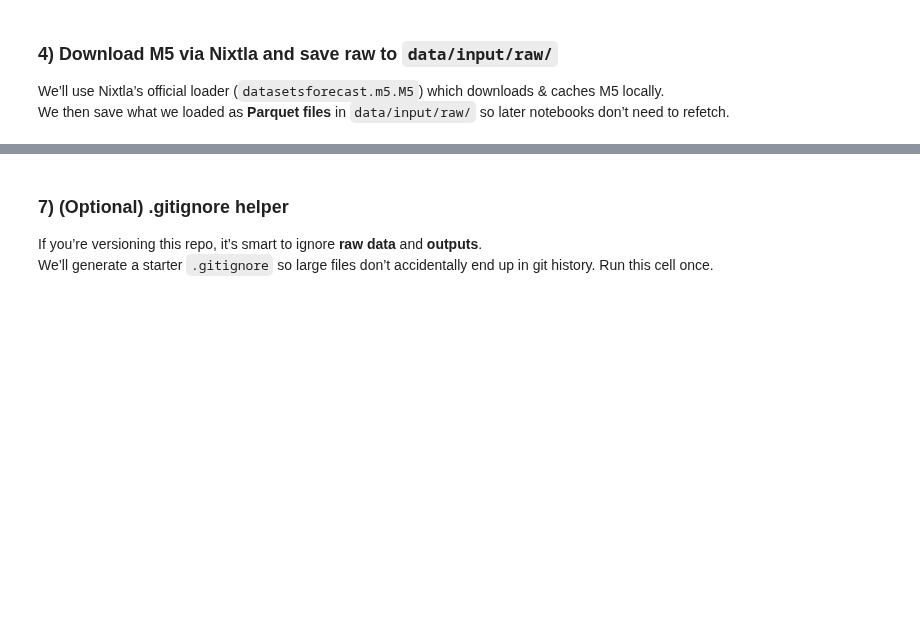
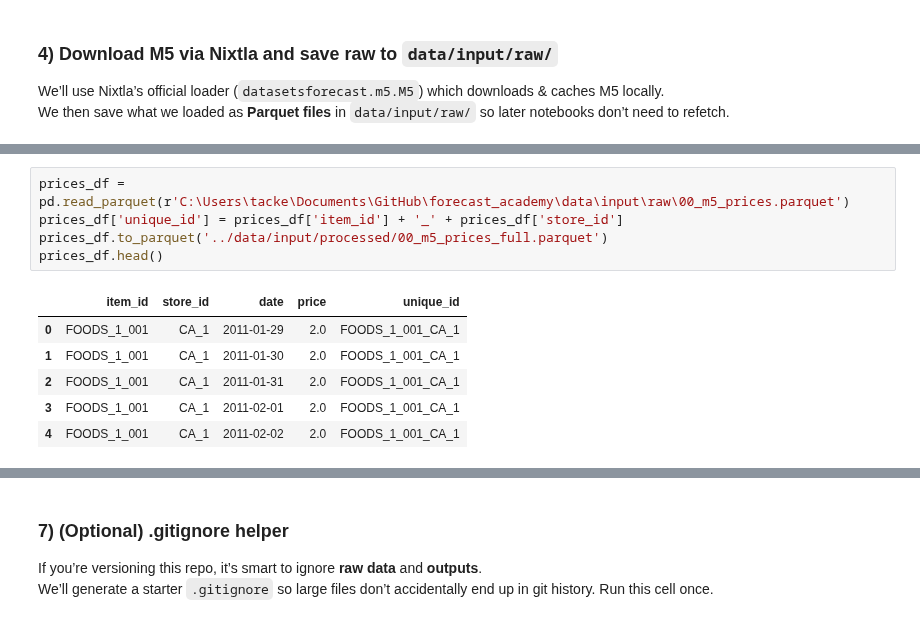
Before and after one commit to lindsaytruong/tsforge, a Jupyter notebook: examples/00_initial_setup.ipynb, the cells around one changed output, grey strips where cells are left out. Saved outputs shown, nothing was run; the diff lists cells and outputs as text; blank space fills up the shorter version.

```diff
--- a/examples/00_initial_setup.ipynb
+++ b/examples/00_initial_setup.ipynb
@@ -150,0 +216,12 @@ WindowsPath('data/input/raw')
+# %%
+prices_df = pd.read_parquet(r'C:\Users\tacke\Documents\GitHub\forecast_academy\data\input\raw\00_m5_prices.parquet')
+prices_df['unique_id'] = prices_df['item_id'] + '_' + prices_df['store_id']
+prices_df.to_parquet('../data/input/processed/00_m5_prices_full.parquet')
+prices_df.head()
+# %% [output]
+|  | item_id | store_id | date | price | unique_id |
+| 0 | FOODS_1_001 | CA_1 | 2011-01-29 | 2.0 | FOODS_1_001_CA_1 |
+| 1 | FOODS_1_001 | CA_1 | 2011-01-30 | 2.0 | FOODS_1_001_CA_1 |
+| 2 | FOODS_1_001 | CA_1 | 2011-01-31 | 2.0 | FOODS_1_001_CA_1 |
+| 3 | FOODS_1_001 | CA_1 | 2011-02-01 | 2.0 | FOODS_1_001_CA_1 |
+| 4 | FOODS_1_001 | CA_1 | 2011-02-02 | 2.0 | FOODS_1_001_CA_1 |
```
Also changed, not shown: parts of 28 cells of this notebook, 22 other files.
